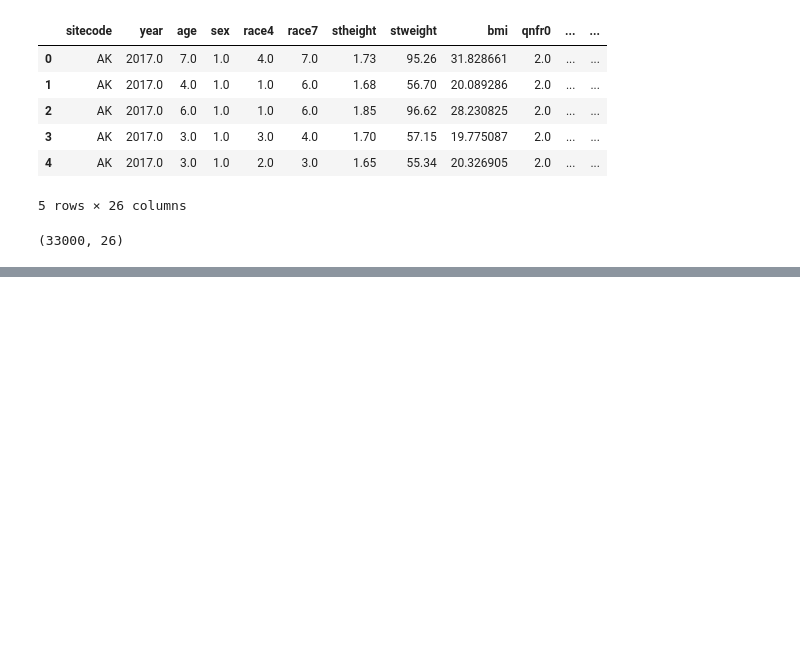
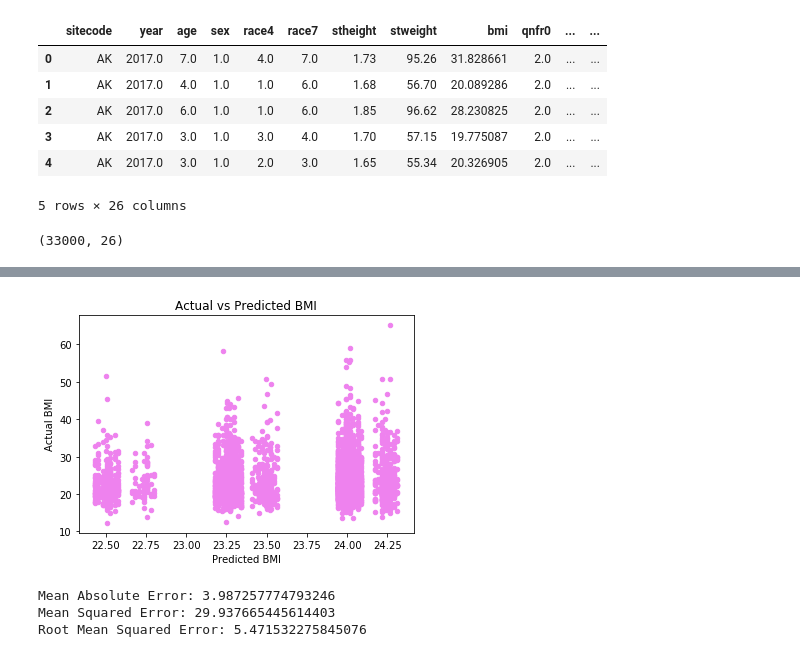
Before and after one commit to Wonghopper/Wonghopper.github.io, a Jupyter notebook: Final_Project.ipynb, the cells around one changed output, grey strips where cells are left out. Cells and saved outputs as stored; diff of their text form; code cells hidden in the pictures; blank space fills up the shorter version.

Commit message:
Regression

```diff
--- a/Final_Project.ipynb
+++ b/Final_Project.ipynb
@@ -18,9 +22,7 @@ Requirement already satisfied: MarkupSafe>=0.23 in /opt/conda/lib/python3.7/site
 # %%
 ## Columns to keep from data base
 demigraphic = ['sitecode','year','age','sex','race4','race7','stheight','stweight','bmi']
-life_style = ['qnfr0','qnfr1','qnfr2','qnfr3','qnveg0','qnveg1','qnveg2','qnveg3',
-              'qnsoda1','qnsoda2','qnsoda3','qnmilk1','qnmilk2','qnmilk3','qnbk7day',
-              'qnpa0day','qnpa7day']
+life_style = ['qnfr1','qnveg1','qnsoda1','qnmilk1','qnbk7day','qnpa0day','qnpa7day']
 ## TODO: Maybe include data point weighting??
 ## TODO: Maybe extend list of kept columns
 cols = demigraphic+life_style
@@ -122,3 +124,41 @@ folium.Choropleth(
 map_2017
 # %% [output]
 [interactive output not drawn]
+# %%
+## Clean data
+df_2017['veg'] = np.abs(df_2017['qnveg1']-2)
+df_2017['fru'] = np.abs(df_2017['qnfr1']-2)
+df_2017['soda'] = np.abs(df_2017['qnsoda1']-2)
+df_2017['milk'] = np.abs(df_2017['qnmilk1']-2)
+df_2017['brk'] = np.abs(df_2017['qnbk7day']-2)
+df_2017['act'] = np.abs(df_2017['qnpa7day']-2)
+
+df_2017 = df_2017.dropna()
+
+df_x = df_2017[['veg','fru','soda','milk','brk','act']]
+df_y = df_2017['bmi'].values
+
+x_train, x_test, y_train, y_test = train_test_split(df_x, df_y, test_size=0.2, random_state=0)
+
+reg = LinearRegression()
+reg.fit(x_train, y_train)
+coeff_df = pd.DataFrame(reg.coef_, df_x.columns, columns=['Coefficient'])
+coeff_df.head(6)
+
+y_pred = reg.predict(x_test)
+res = pd.DataFrame({'Actual': y_test, 'Predicted': y_pred, 'Error': y_pred - y_test})
+res.head(10)
+
+ax = res.plot(kind='scatter',x='Predicted',y='Actual',color='violet',title='Actual vs Predicted BMI')
+ax.set_xlabel('Predicted BMI')
+ax.set_ylabel('Actual BMI')
+plt.show()
+
+print('Mean Absolute Error:', metrics.mean_absolute_error(y_test, y_pred))
+print('Mean Squared Error:', metrics.mean_squared_error(y_test, y_pred))
+print('Root Mean Squared Error:', np.sqrt(metrics.mean_squared_error(y_test, y_pred)))
+# %% [output]
+[figure, added]
+Mean Absolute Error: 3.987257774793246
+Mean Squared Error: 29.937665445614403
+Root Mean Squared Error: 5.471532275845076
```
Also changed, not shown: parts of 1 cell of this notebook.
